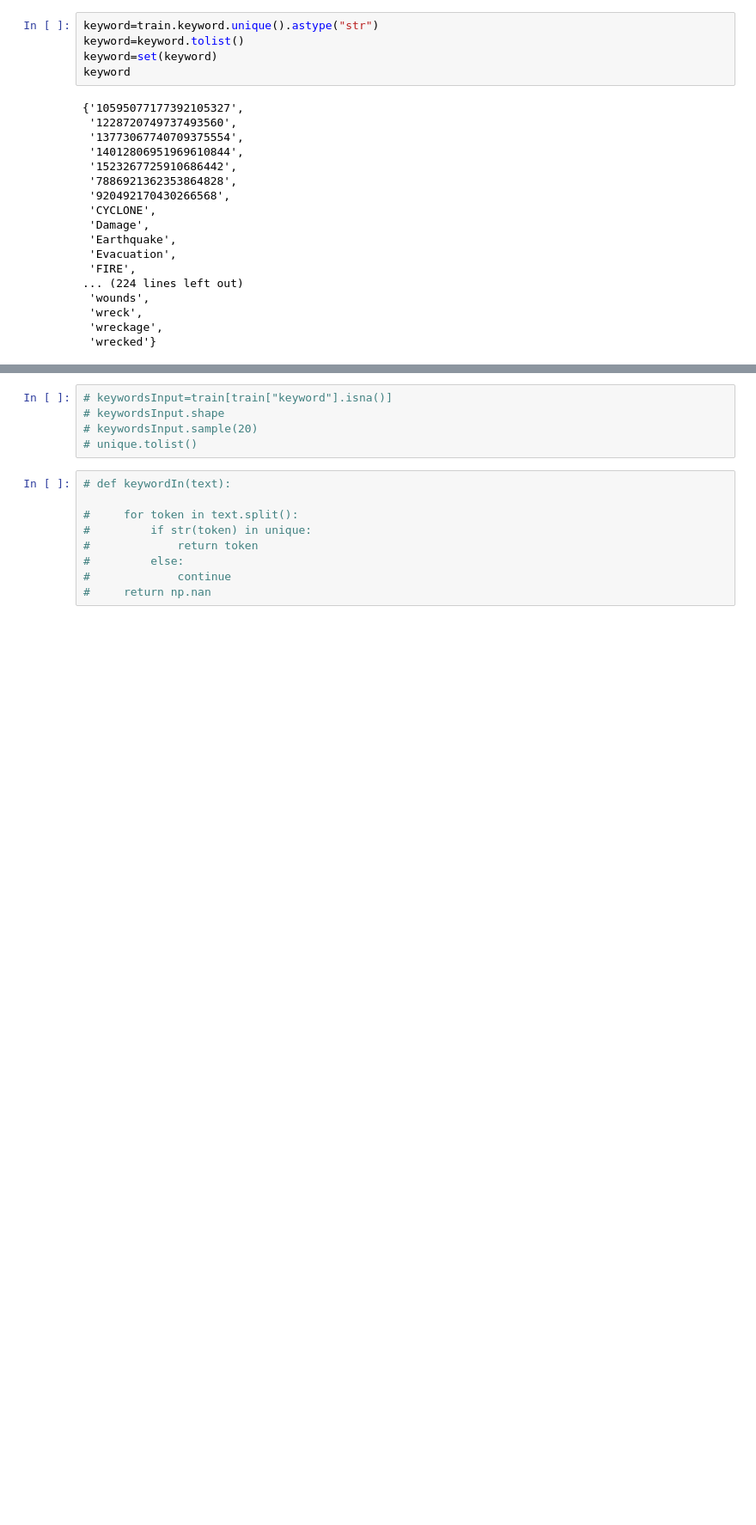
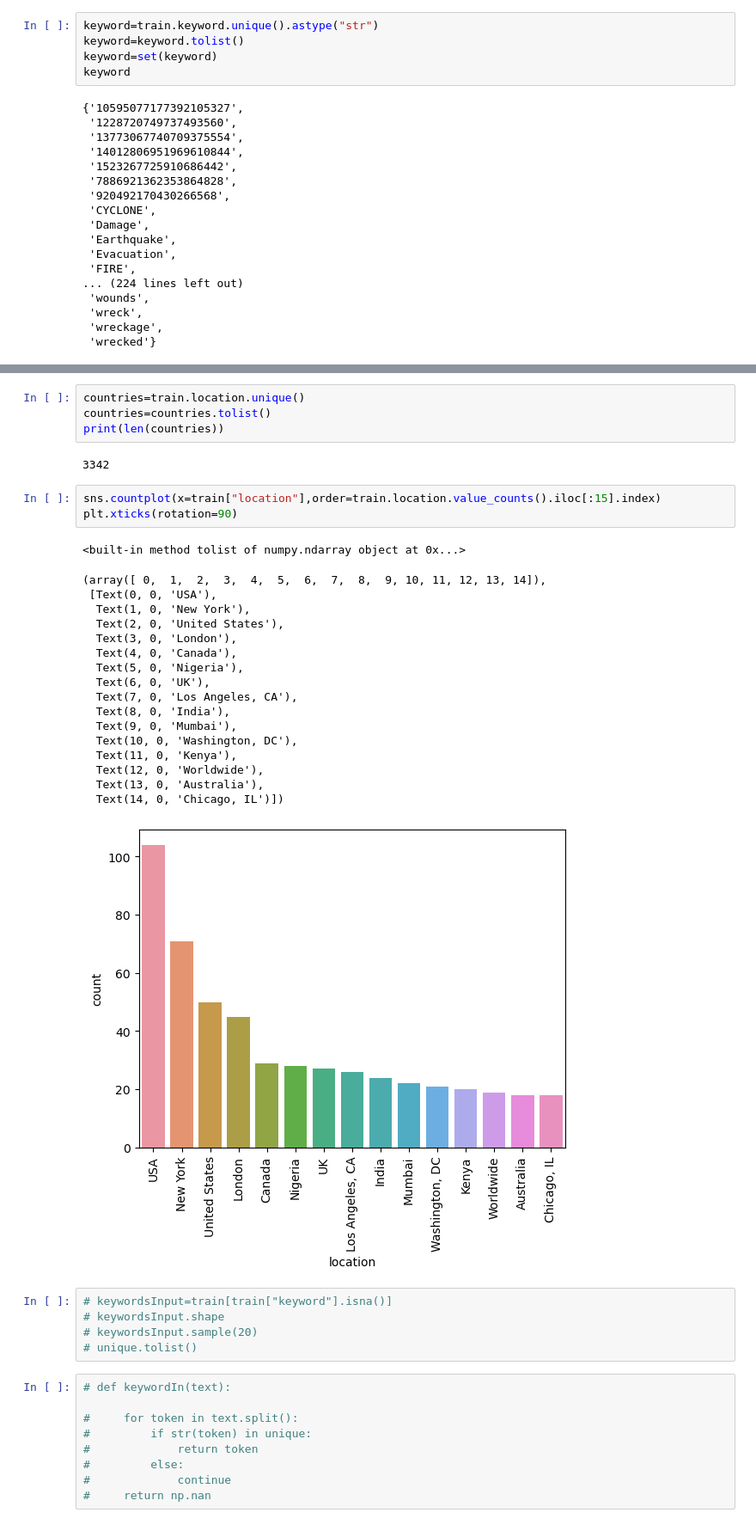
Before and after one commit to Akb-25/Natural-Disaster-Prediction-Kaggle, a Jupyter notebook: work.ipynb, the cells around one changed output, grey strips where cells are left out. Shown: that part at 86% size. Drawn from its saved outputs; the diff is of its cells as text; blank space fills up the shorter version.

Commit message:
countries

```diff
--- a/work.ipynb
+++ b/work.ipynb
@@ -193,3 +202,31 @@ keyword
+# %%
+countries=train.location.unique()
+countries=countries.tolist()
+print(len(countries))
+# %% [output]
+3342
+# %%
+sns.countplot(x=train["location"],order=train.location.value_counts().iloc[:15].index)
+plt.xticks(rotation=90)
+# %% [output]
+<built-in method tolist of numpy.ndarray object at 0x...>
+(array([ 0,  1,  2,  3,  4,  5,  6,  7,  8,  9, 10, 11, 12, 13, 14]),
+ [Text(0, 0, 'USA'),
+  Text(1, 0, 'New York'),
+  Text(2, 0, 'United States'),
+  Text(3, 0, 'London'),
+  Text(4, 0, 'Canada'),
+  Text(5, 0, 'Nigeria'),
+  Text(6, 0, 'UK'),
+  Text(7, 0, 'Los Angeles, CA'),
+  Text(8, 0, 'India'),
+  Text(9, 0, 'Mumbai'),
+  Text(10, 0, 'Washington, DC'),
+  Text(11, 0, 'Kenya'),
+  Text(12, 0, 'Worldwide'),
+  Text(13, 0, 'Australia'),
+  Text(14, 0, 'Chicago, IL')])
+[figure, added]
 # %%
 # keywordsInput=train[train["keyword"].isna()]
 # keywordsInput.shape
```
Also changed, not shown: parts of 1 cell of this notebook, 1 other file.
